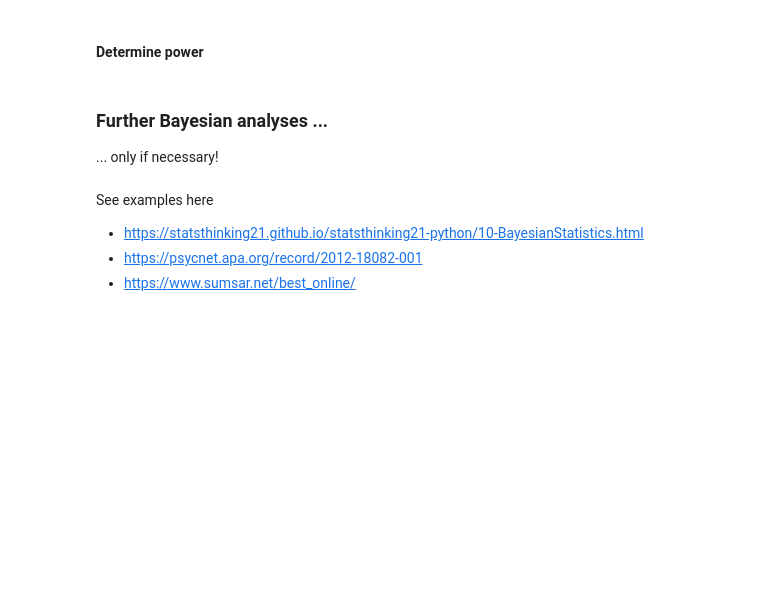
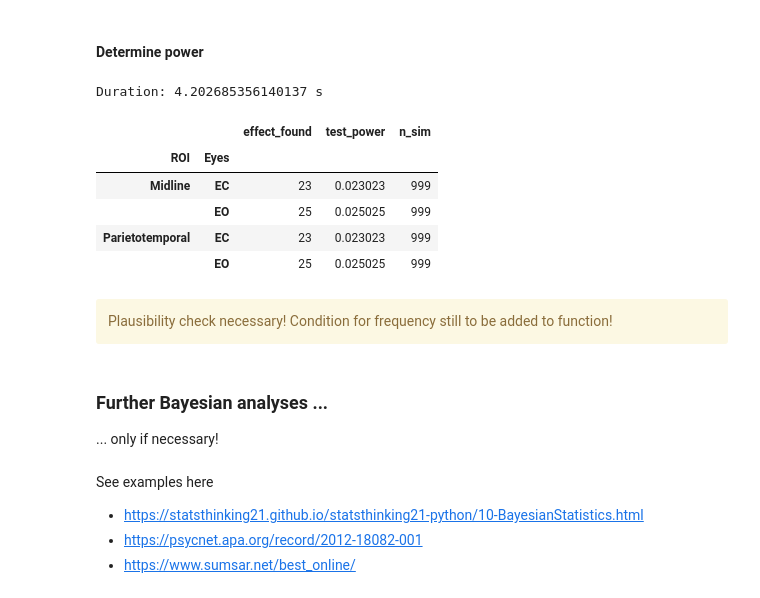
Before and after one commit to ElectronicsArchiver/tewa1_cogpsy_python, a Jupyter notebook: final_project_dataset_1.ipynb, the cells around one changed output. Drawn from its saved outputs; the diff is of its cells as text; code cells hidden in the pictures; blank space fills up the shorter version.

Commit message:
first version of simulation of power added

```diff
--- a/final_project_dataset_1.ipynb
+++ b/final_project_dataset_1.ipynb
@@ -476,12 +476,13 @@ j = None
 df_pwr["Power_normalized"] = 0
 
 
+# this will result in just 0 for Power_normalized and mean for Power_normalized_real if every subject was measured only once in each condition
 for i in range(0, len(df_pwr.sbj.unique())): # loop over all subjects
     vpn_temp = df_pwr.sbj.unique()[i]
     for j in range(0, len(df_pwr.condition.unique())):  # nested loop over all conditions per subject
         condition_temp = df_pwr.condition.unique()[j]
         mean_power_temp = (df_pwr.loc[(df_pwr.condition == condition_temp) & (df_pwr.sbj == vpn_temp)].Power).mean() # comppute mean power for this condition
-        df_pwr.loc[(df_pwr.condition == condition_temp) & (df_pwr.sbj == vpn_temp)].Power_normalized = df_pwr[(df_pwr.condition == condition_temp) & (df_pwr.sbj == vpn_temp)].Power - mean_power_temp # subtract mean power from all power values
+        df_pwr.loc[(df_pwr.condition == condition_temp) & (df_pwr.sbj == vpn_temp), "Power_normalized"] = df_pwr.loc[(df_pwr.condition == condition_temp) & (df_pwr.sbj == vpn_temp), "Power"] - mean_power_temp # subtract mean power from all power values
 
  # To make power easier to interPret we again add the mean of all power values. This wont affect the distribution.
 df_pwr["Power_normalized_real"] = df_pwr.Power_normalized + df_pwr.Power.mean()
@@ -661,3 +641,25 @@ print("A power analysis based on ",
+# %%
+condition = "EC"
+
+n_sim = 1000
+effect_est = .01 # .01 power treatment effect (smallest relevant effect size)
+sim_sample_size = sample_size # sample size for simulation (can be changed!)
+trial_change_factor = 1 # change factor for trial number to increase or decrease trial number
+
+res = run_pwr_simulation(df_template, df_pwr, n_sim, effect_est, sample_size, sim_sample_size, trial_change_factor)
+# %% [output]
+Duration: 4.202685356140137 s
+# %%
+res
+# %% [output]
+|  |  | effect_found | test_power | n_sim |
+| ROI | Eyes |  |  |  |
+| Midline | EC | 23 | 0.023023 | 999 |
+|  | EO | 25 | 0.025025 | 999 |
+| Parietotemporal | EC | 23 | 0.023023 | 999 |
+|  | EO | 25 | 0.025025 | 999 |
+# %% [markdown]
+<div class="alert alert-warning">Plausibility check necessary! Condition for frequency still to be added to function!</div>
 # %% [markdown]
 ### Further Bayesian analyses ...
 
```
Also changed, not shown: parts of 14 cells of this notebook.
